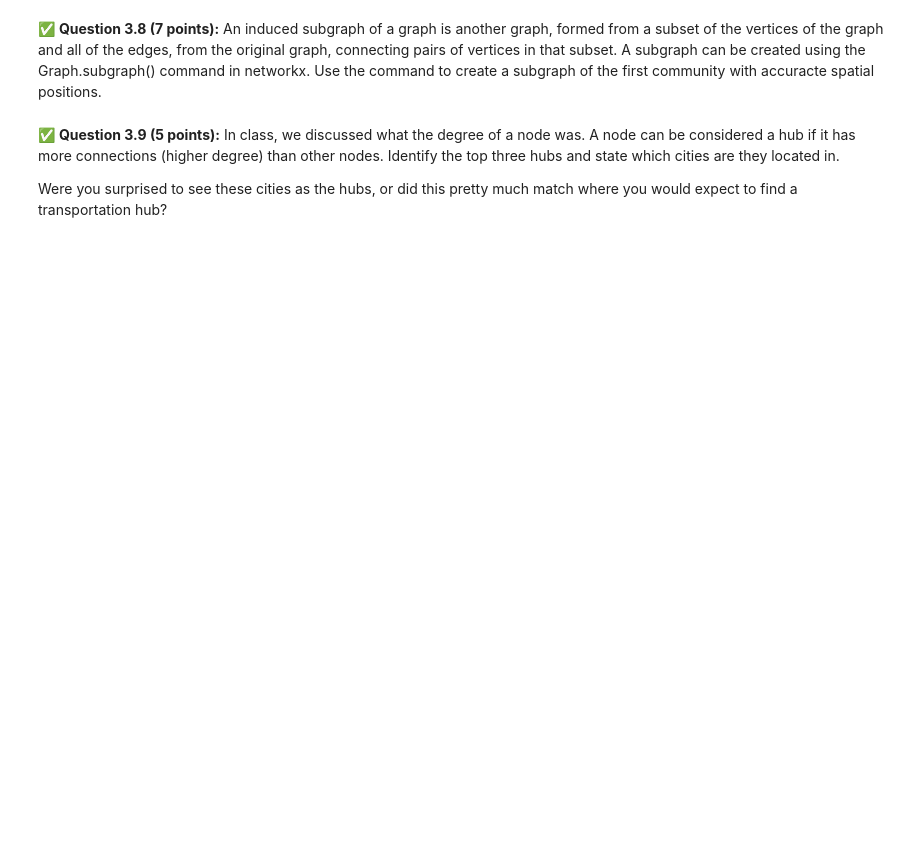
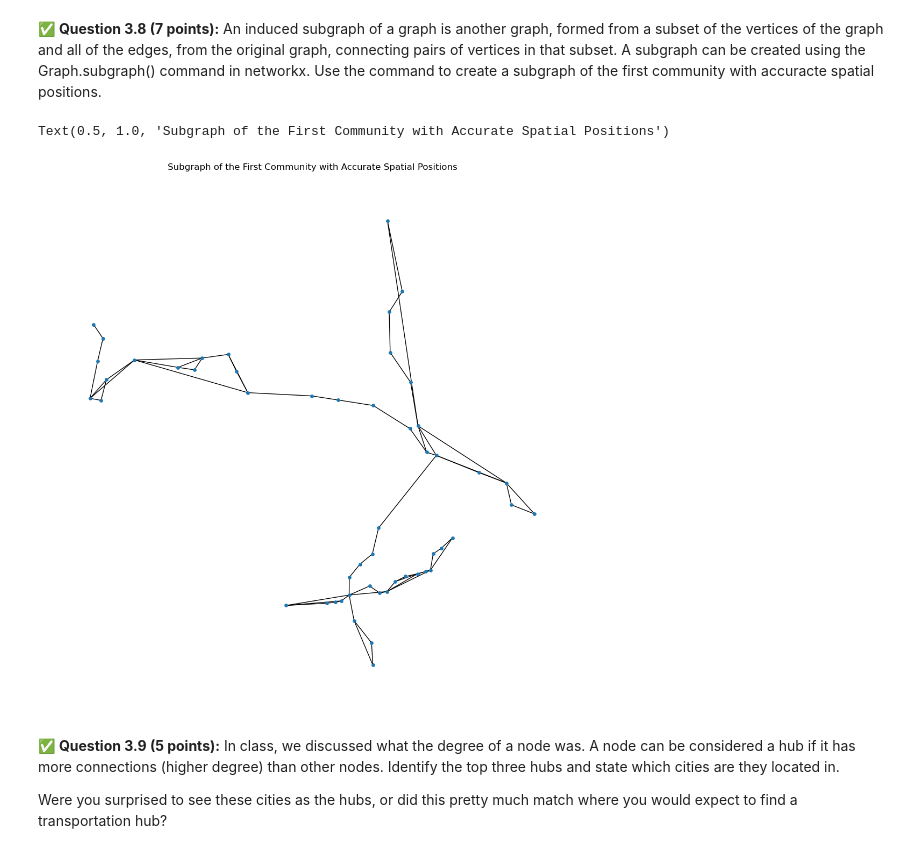
Before and after one commit to JamboLe/CMSE202-f24-turnin, a Jupyter notebook: hw-02/HW-02_ABMandGraphTheory-STUDENT.ipynb, the cells around one changed output. Cells and saved outputs as stored; diff of their text form; code cells hidden in the pictures; blank space fills up the shorter version.

```diff
--- a/hw-02/HW-02_ABMandGraphTheory-STUDENT.ipynb
+++ b/hw-02/HW-02_ABMandGraphTheory-STUDENT.ipynb
@@ -621,0 +690,9 @@ You may want to read the documentation for the [`louvain_comminities()`](https:/
+# %%
+# Write your code here
+from networkx.algorithms.community import louvain_communities
+
+undirected_graph = digraph.to_undirected()
+communities = louvain_communities(undirected_graph, seed=48823)
+print("\nFirst three communities:")
+for i in range(min(3, len(communities))):
+    print(f"Community {i + 1}: {communities[i]}")
@@ -626,3 +706,14 @@ You may want to read the documentation for the [`louvain_comminities()`](https:/
+# %%
+# Write your code here
+first_community_nodes = list(communities[0])
+subgraph = undirected_graph.subgraph(first_community_nodes)
+
+plt.figure(figsize=(10, 10))
+nx.draw(subgraph, pos={node: positions[node] for node in first_community_nodes}, with_labels=False, node_size=15)
+plt.title("Subgraph of the First Community with Accurate Spatial Positions")
+# %% [output]
+Text(0.5, 1.0, 'Subgraph of the First Community with Accurate Spatial Positions')
+[figure, added]
 # %% [markdown]
 &#9989;  **Question 3.9 (5 points):** In class, we discussed what the degree of a node was. A node can be considered a hub if it has more connections (higher degree) than other nodes. Identify the top three hubs and state which cities are they located in.
 
```
Also changed, not shown: parts of 18 cells of this notebook.
